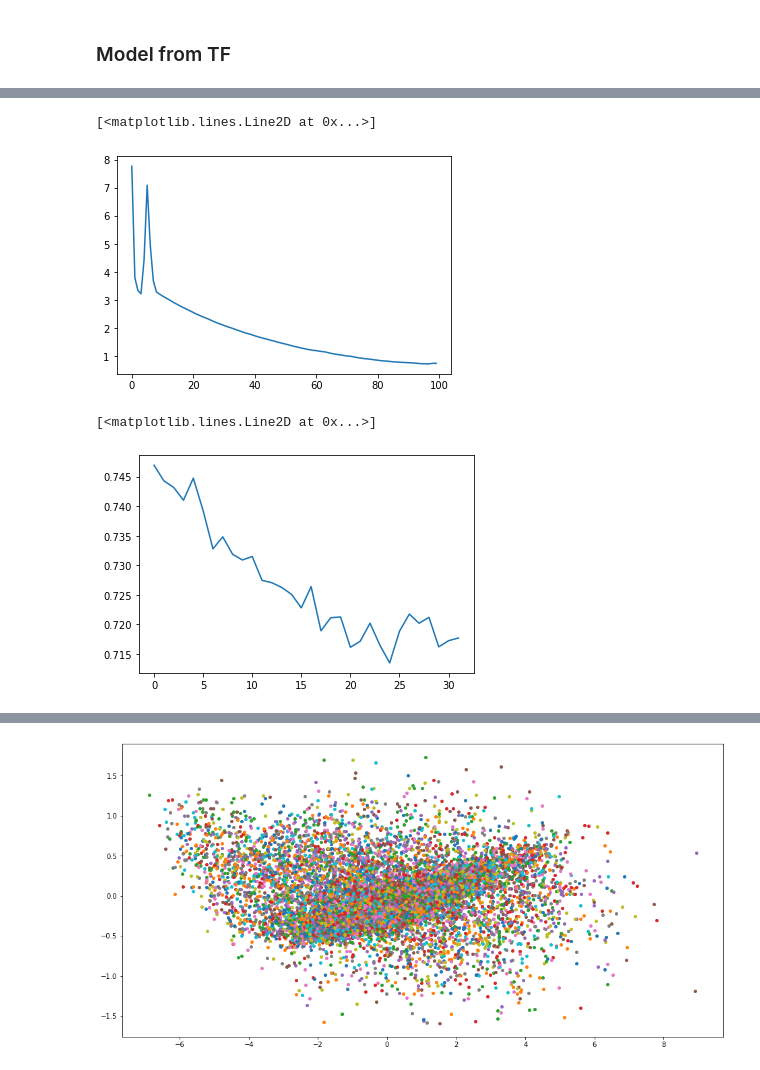
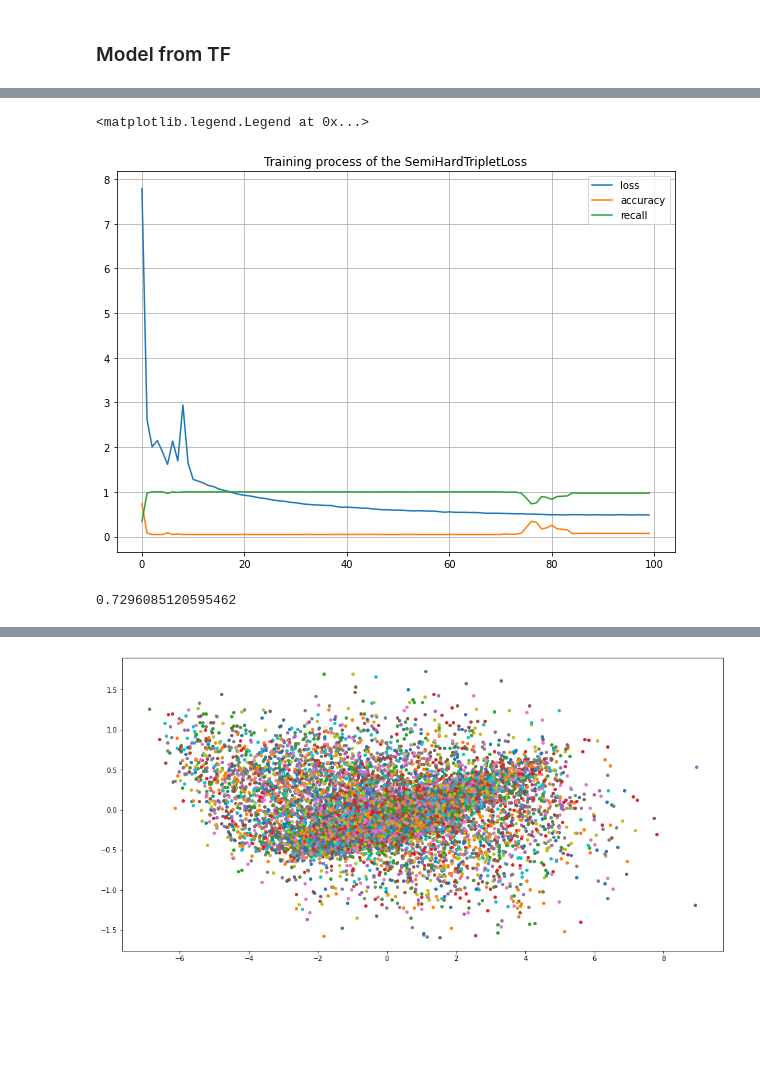
Before and after one commit to MefAldemisov/SourceCodeAuthorshipAttribution, a Jupyter notebook: Embeddings.ipynb, the cells around one changed output, grey strips where cells are left out. Drawn from its saved outputs; the diff is of its cells as text; code cells hidden in the pictures; blank space fills up the shorter version.

Commit message:
Training of the semi-hard triplet loss visualized

```diff
--- a/Embeddings.ipynb
+++ b/Embeddings.ipynb
@@ -1226,15 +1277,15 @@ tfa_model.compile(
 # %%
 batch_size = 128
-epochs = 100
+epochs = 150
 steps_per_epoch = int(new_X.shape[0]/batch_size)
 
-lr_schedule = callbacks.ReduceLROnPlateau(monitor='loss', actor=0.5, patience=2, min_delta=0.000001, verbouse=1)
+lr_schedule = callbacks.ReduceLROnPlateau(monitor="loss", actor=0.5, patience=2, min_delta=0.000001, verbouse=1)
 early_stopping = callbacks.EarlyStopping(monitor="loss", min_delta = 0.0001, patience=7, restore_best_weights=True)
-
+test_cb = TestCallback(new_X, new_y)
 
 history = tfa_model.fit(x=new_X, y=new_y, epochs = epochs,
                          validation_data = (new_X, new_y),
                          steps_per_epoch=steps_per_epoch,
                          verbose=1,
-                         callbacks=[lr_schedule, early_stopping])
+                         callbacks=[lr_schedule, early_stopping, test_cb])
 # %% [output]
@@ -1258,7 +1308,0 @@ Epoch 100/100
-# %%
-# a bit more
-history = tfa_model.fit(x=new_X, y=new_y, epochs = epochs,
-                         validation_data = (new_X, new_y),
-                         steps_per_epoch=steps_per_epoch,
-                         verbose=1,
-                         callbacks=[lr_schedule, early_stopping])
@@ -1322,10 +1309,17 @@ total examples (125751,)
-# %%
-plt.plot(history.history['loss'])
-# %% [output]
-[<matplotlib.lines.Line2D at 0x...>]
-[figure, removed]
-# %%
-plt.plot(history.history['loss'])
-# %% [output]
-[<matplotlib.lines.Line2D at 0x...>]
-[figure, removed]
+# %%
+rsc = test_cb.return_results()
+# %%
+plt.figure(figsize=(10, 7))
+plt.title("Training process of the SemiHardTripletLoss")
+plt.plot(history.history['loss'], label='loss')
+plt.plot(rsc['scores'], label='accuracy')
+plt.plot(rsc['recalls'], label='recall')
+plt.grid()
+plt.legend()
+# %% [output]
+<matplotlib.legend.Legend at 0x...>
+[figure, added]
+# %%
+max(rsc['scores'])
+# %% [output]
+0.7296085120595462
```
Also changed, not shown: parts of 6 cells of this notebook.
